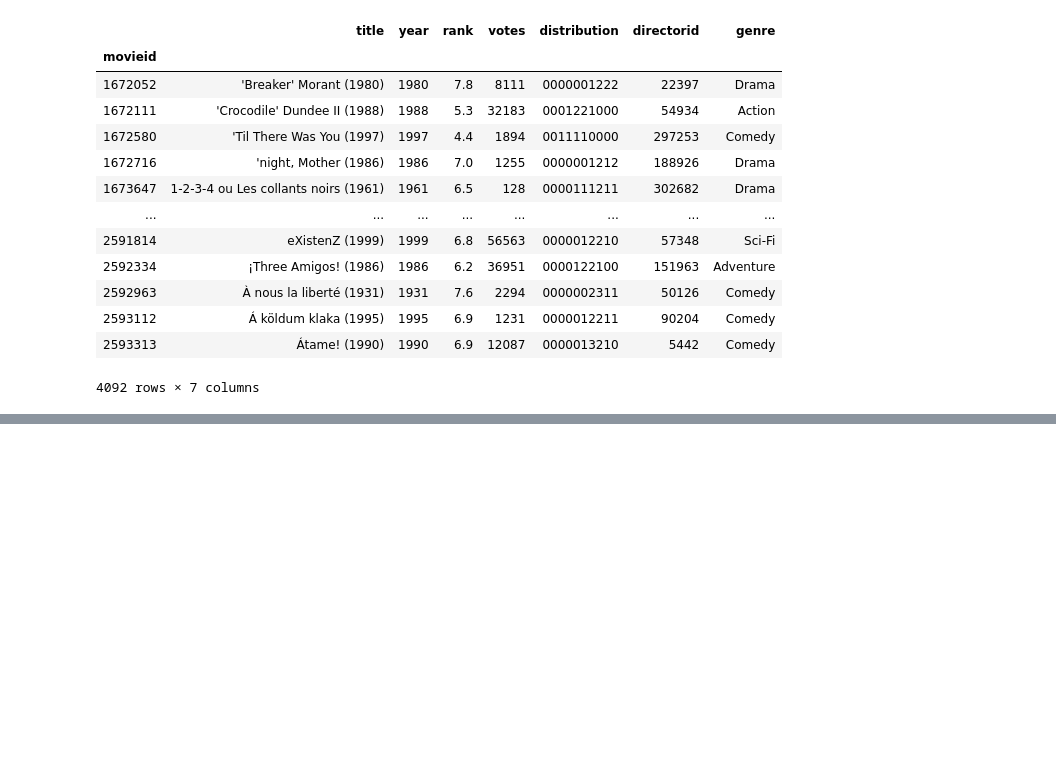
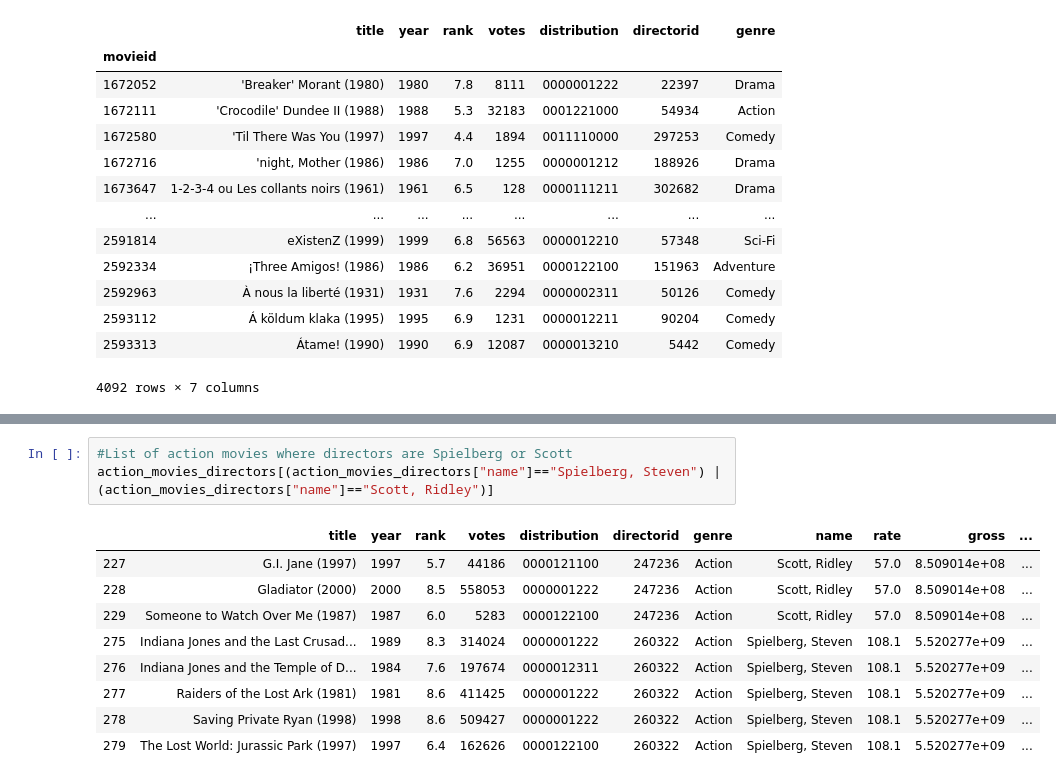
Before and after one commit to andresnino1/movies_analysis, a Jupyter notebook: Movies_JupyterNotebook.ipynb, the cells around one changed output, grey strips where cells are left out. Drawn from its saved outputs; the diff is of its cells as text; blank space fills up the shorter version.

```diff
--- a/Movies_JupyterNotebook.ipynb
+++ b/Movies_JupyterNotebook.ipynb
@@ -649,0 +1004,13 @@ join_movies_ratings_directors
+# %%
+#List of action movies where directors are Spielberg or Scott
+action_movies_directors[(action_movies_directors["name"]=="Spielberg, Steven") | (action_movies_directors["name"]=="Scott, Ridley")]
+# %% [output]
+|  | title | year | rank | votes | distribution | directorid | genre | name | rate | gross | ... |
+| 227 | G.I. Jane (1997) | 1997 | 5.7 | 44186 | 0000121100 | 247236 | Action | Scott, Ridley | 57.0 | 8.509014e+08 | ... |
+| 228 | Gladiator (2000) | 2000 | 8.5 | 558053 | 0000001222 | 247236 | Action | Scott, Ridley | 57.0 | 8.509014e+08 | ... |
+| 229 | Someone to Watch Over Me (1987) | 1987 | 6.0 | 5283 | 0000122100 | 247236 | Action | Scott, Ridley | 57.0 | 8.509014e+08 | ... |
+| 275 | Indiana Jones and the Last Crusad... | 1989 | 8.3 | 314024 | 0000001222 | 260322 | Action | Spielberg, Steven | 108.1 | 5.520277e+09 | ... |
+| 276 | Indiana Jones and the Temple of D... | 1984 | 7.6 | 197674 | 0000012311 | 260322 | Action | Spielberg, Steven | 108.1 | 5.520277e+09 | ... |
+| 277 | Raiders of the Lost Ark (1981) | 1981 | 8.6 | 411425 | 0000001222 | 260322 | Action | Spielberg, Steven | 108.1 | 5.520277e+09 | ... |
+| 278 | Saving Private Ryan (1998) | 1998 | 8.6 | 509427 | 0000001222 | 260322 | Action | Spielberg, Steven | 108.1 | 5.520277e+09 | ... |
+| 279 | The Lost World: Jurassic Park (1997) | 1997 | 6.4 | 162626 | 0000122100 | 260322 | Action | Spielberg, Steven | 108.1 | 5.520277e+09 | ... |
```
Also changed, not shown: parts of 35 cells of this notebook.
